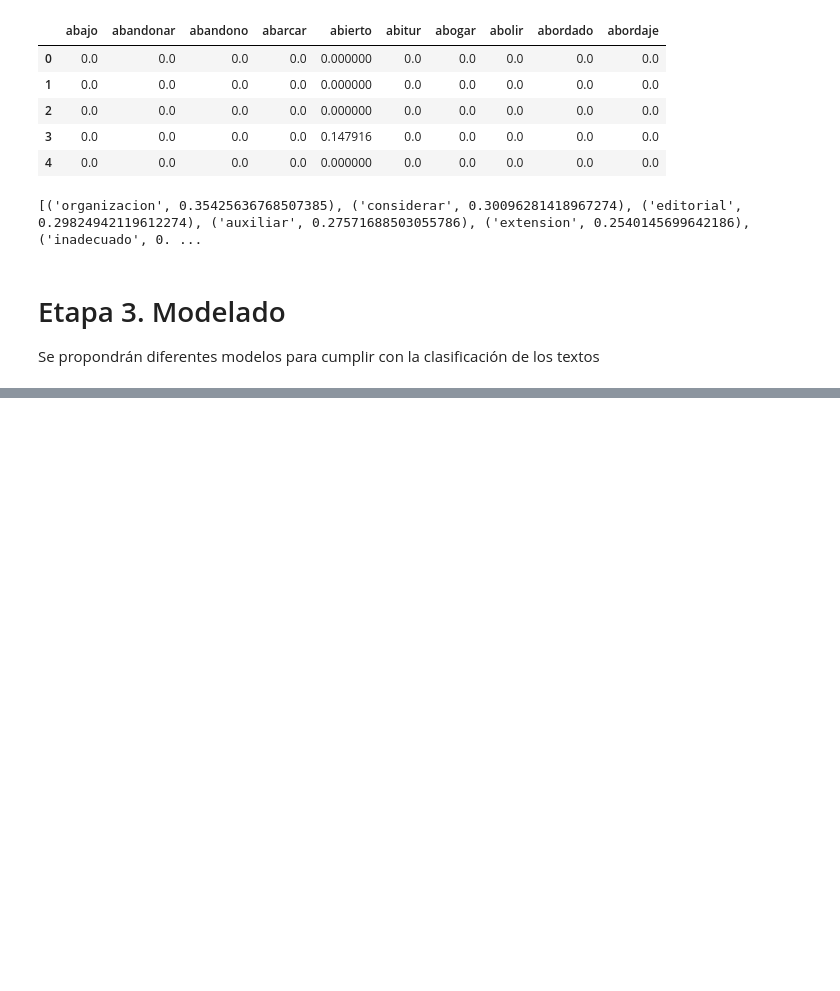
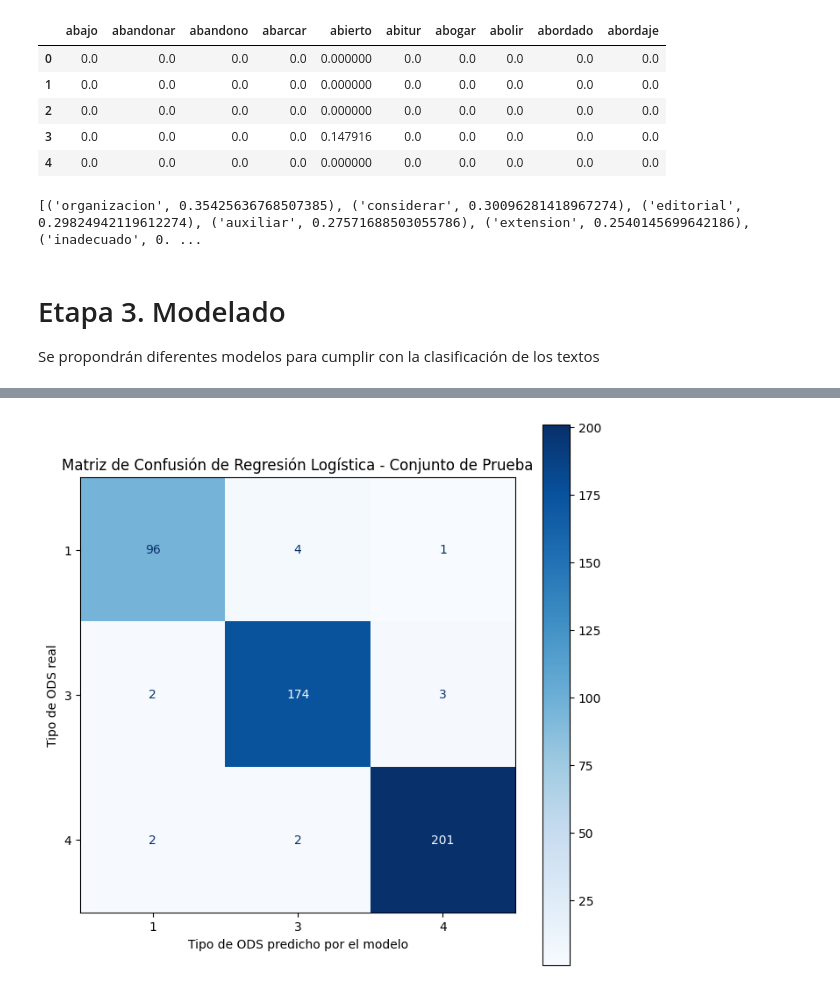
Before and after one commit to AnaHernandez20/Proyecto1E1-BI, a Jupyter notebook: Etapa1_ODS.ipynb, the cells around one changed output, grey strips where cells are left out. Cells and saved outputs as stored; diff of their text form; code cells hidden in the pictures; blank space fills up the shorter version.

Commit message:
Modelo regresión logística

```diff
--- a/Etapa1_ODS.ipynb
+++ b/Etapa1_ODS.ipynb
@@ -576,0 +672,11 @@ weighted avg      0.971     0.971     0.971       485
+# %%
+#Y ahora veamos la matriz de confusión
+fig, ax = plt.subplots(figsize=(8, 8))
+matriz_de_confusion = ConfusionMatrixDisplay.from_estimator(modelo_regresion_logistica, X_test, y_test, cmap="Blues", ax = ax)
+ax.set_ylabel("Tipo de ODS real")
+ax.set_xlabel("Tipo de ODS predicho por el modelo")
+plt.title("Matriz de Confusión de Regresión Logística - Conjunto de Prueba")
+
+plt.show()
+# %% [output]
+[figure, added]
```
Also changed, not shown: parts of 12 cells of this notebook.
